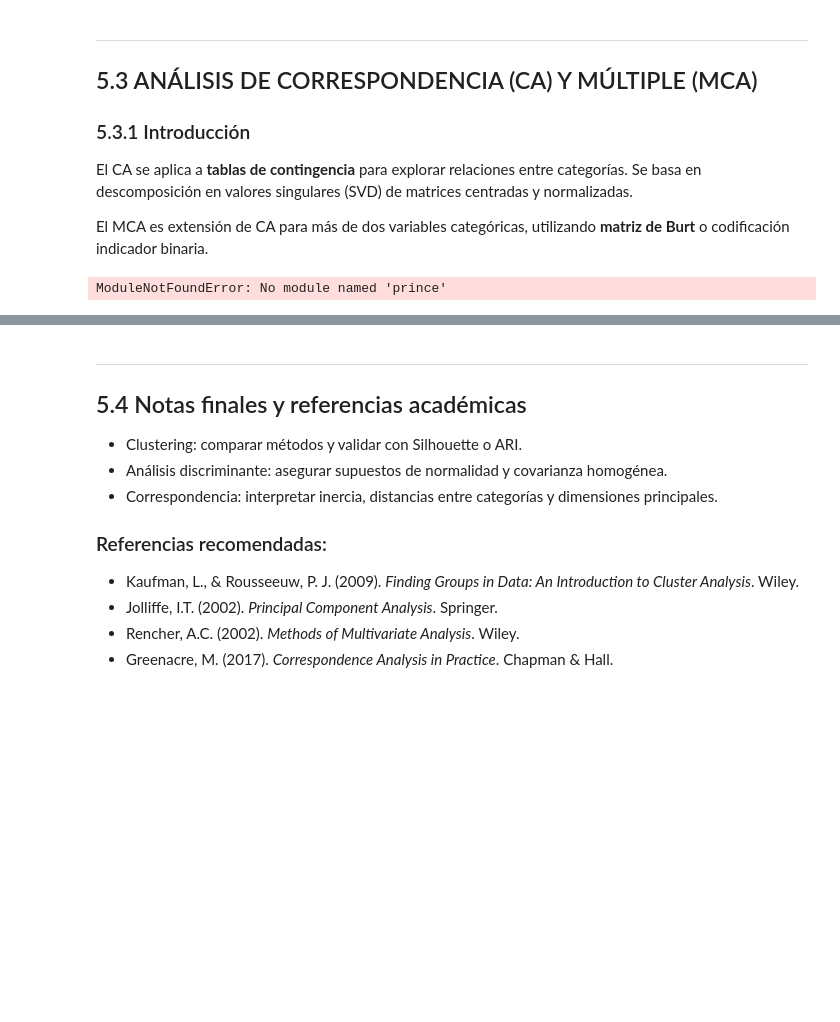
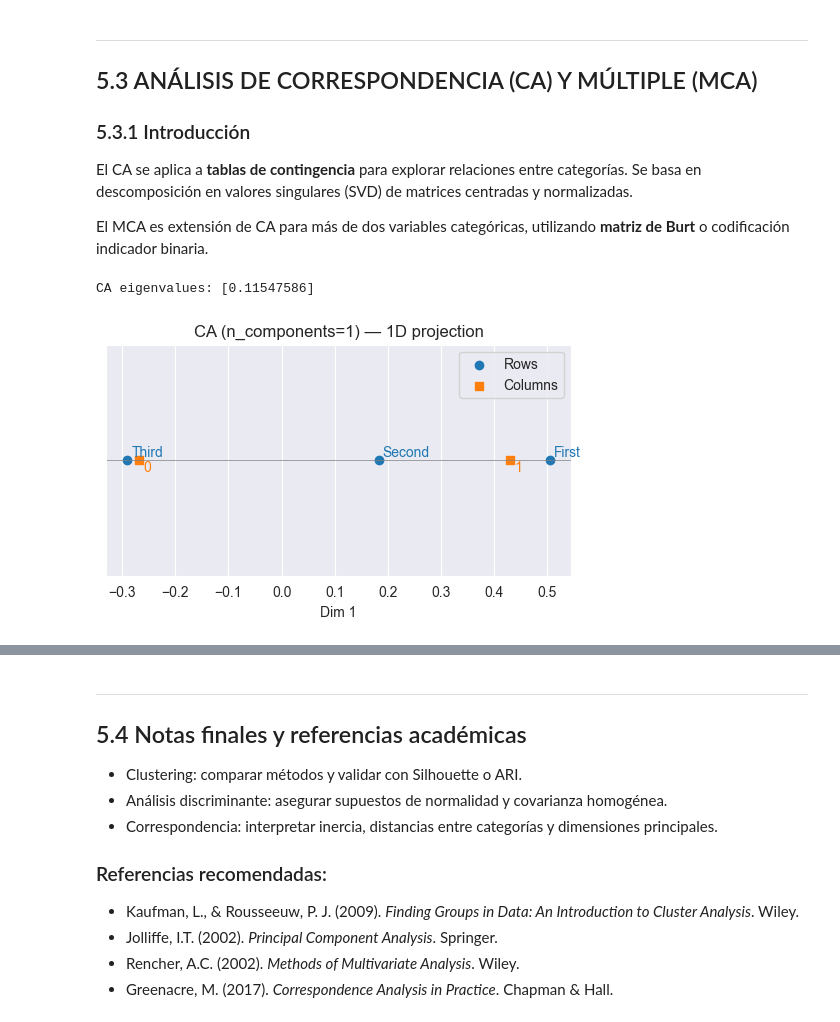
Before and after one commit to Cosijopiii/Artificial-intelligence-Course-2, a Jupyter notebook: Data Science/DataScience_5.ipynb, the cells around one changed output, grey strips where cells are left out. Saved outputs shown, nothing was run; the diff lists cells and outputs as text; code cells hidden in the pictures; blank space fills up the shorter version.

```diff
--- a/Data Science/DataScience_5.ipynb
+++ b/Data Science/DataScience_5.ipynb
@@ -164,19 +166,42 @@ con $S_B$ = matriz de covarianza entre grupos y $S_W$ = matriz de covarianza int
 El CA se aplica a **tablas de contingencia** para explorar relaciones entre categorías. Se basa en descomposición en valores singulares (SVD) de matrices centradas y normalizadas.
 
 El MCA es extensión de CA para más de dos variables categóricas, utilizando **matriz de Burt** o codificación indicador binaria.
-# %%
-# Ejemplo CA con dataset Titanic (simplificado)
-import seaborn as sns
-from prince import CA, MCA
-
-titanic = sns.load_dataset('titanic')[['class','sex','survived']].dropna()
-
-# Correspondencia simple: tabla de contingencia class vs survived
-tab = pd.crosstab(titanic['class'], titanic['survived'])
-ca = CA(n_components=2, random_state=0)
-ca = ca.fit(tab)
-print('Eigenvalues:', ca.eigenvalues_)
-ca.plot_coordinates(X=tab, ax=None, figsize=(6,4), show_row_points=True, show_column_points=True)
-# %% [output]
-ModuleNotFoundError: No module named 'prince'
+# %%
+# python
+import numpy as np
+import seaborn as sns
+import pandas as pd
+import matplotlib.pyplot as plt
+from prince import CA, MCA
+
+titanic = sns.load_dataset('titanic')[['class', 'sex', 'survived']].dropna()
+tab = pd.crosstab(titanic['class'], titanic['survived'])
+
+# Option A: CA with n_components=1 (appropriate for 3x2 table)
+ca = CA(n_components=1, random_state=0).fit(tab)
+print('CA eigenvalues:', ca.eigenvalues_)
+row_coords = ca.row_coordinates(tab)
+col_coords = ca.column_coordinates(tab)
+
+x_r = row_coords.iloc[:, 0]
+x_c = col_coords.iloc[:, 0]
+y_r = np.zeros_like(x_r)
+y_c = np.zeros_like(x_c)
+
+fig, ax = plt.subplots(figsize=(6,3))
+ax.scatter(x_r, y_r, c='C0', label='Rows')
+ax.scatter(x_c, y_c, c='C1', marker='s', label='Columns')
+for txt, xr in zip(row_coords.index, x_r):
+    ax.annotate(txt, (xr, 0), color='C0', xytext=(3,3), textcoords='offset points')
+for txt, xc in zip(col_coords.index, x_c):
+    ax.annotate(txt, (xc, 0), color='C1', xytext=(3,-8), textcoords='offset points')
+ax.set_xlabel('Dim 1')
+ax.set_yticks([])
+ax.set_title('CA (n_components=1) — 1D projection')
+ax.legend()
+plt.axhline(0, color='gray', lw=0.5)
+plt.show()
+# %% [output]
+CA eigenvalues: [0.11547586]
+[figure, added]
 # %%
```
Also changed, not shown: parts of 2 cells of this notebook.
